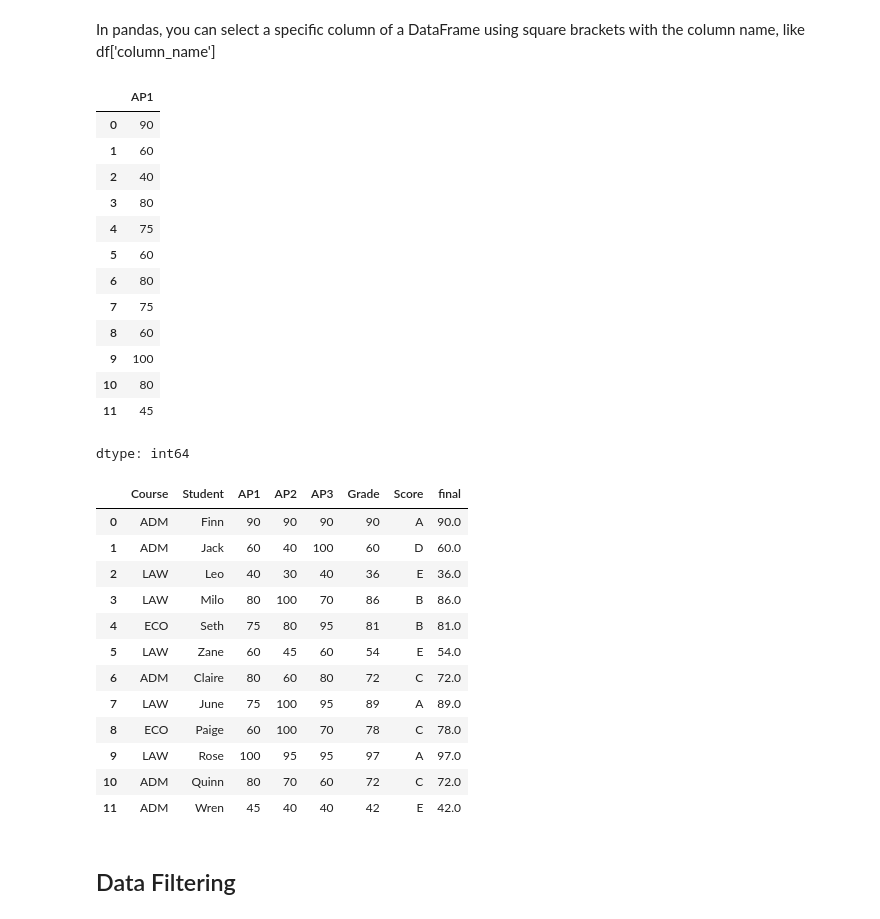
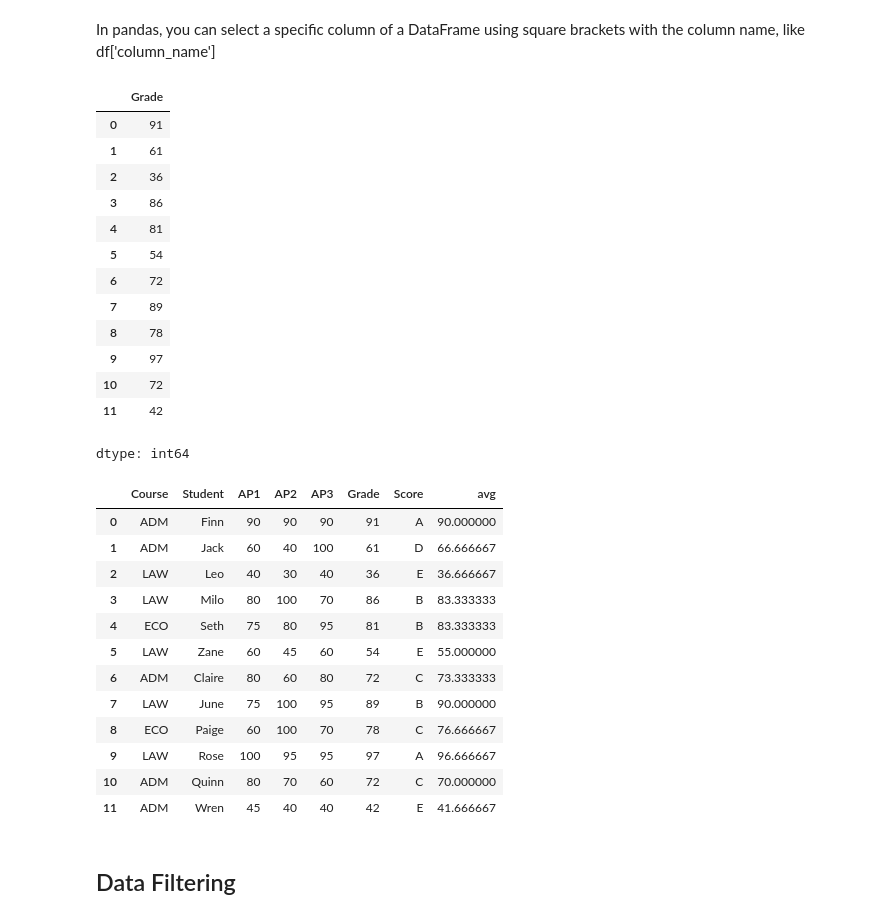
Before and after one commit to lcbjrrr/ML315, a Jupyter notebook: ML315_1_DataAna.ipynb, the cells around one changed output. Drawn from its saved outputs; the diff is of its cells as text; code cells hidden in the pictures.

```diff
--- a/ML315_1_DataAna.ipynb
+++ b/ML315_1_DataAna.ipynb
@@ -9,6 +9,6 @@ Data analysis with Python is a powerful way to extract insights from data. Libra
 # %%
 import pandas as pd
-grades = pd.read_csv('https://raw.githubusercontent.com/lcbjrrr/ML315/refs/heads/main/datasets/grades_ok.csv')
+grades = pd.read_csv('https://raw.githubusercontent.com/lcbjrrr/ML315/refs/heads/main/datasets/grades_final.csv')
 grades.head(3)
 # %% [output]
 |  | Course | Student | AP1 | AP2 | AP3 | Grade | Score |
@@ -26,39 +26,39 @@ grades.tail(2)
 # %% [markdown]
 In pandas, you can select a specific column of a DataFrame using square brackets with the column name, like df['column_name']
 # %%
-grades['AP1']
+grades['Grade']
 # %% [output]
-|  | AP1 |
-| 0 | 90 |
-| 1 | 60 |
-| 2 | 40 |
-| 3 | 80 |
-| 4 | 75 |
-| 5 | 60 |
-| 6 | 80 |
-| 7 | 75 |
-| 8 | 60 |
-| 9 | 100 |
-| 10 | 80 |
-| 11 | 45 |
+|  | Grade |
+| 0 | 91 |
+| 1 | 61 |
+| 2 | 36 |
+| 3 | 86 |
+| 4 | 81 |
+| 5 | 54 |
+| 6 | 72 |
+| 7 | 89 |
+| 8 | 78 |
+| 9 | 97 |
+| 10 | 72 |
+| 11 | 42 |
 dtype: int64
 # %%
-grades['final'] = grades['AP1'] * 0.4 + grades['AP2'] * 0.4 + grades['AP3'] * 0.2
+grades['avg'] = (grades['AP1'] + grades['AP2'] + grades['AP3'])/3
 grades
 # %% [output]
-|  | Course | Student | AP1 | AP2 | AP3 | Grade | Score | final |
-| 0 | ADM | Finn | 90 | 90 | 90 | 90 | A | 90.0 |
-| 1 | ADM | Jack | 60 | 40 | 100 | 60 | D | 60.0 |
-| 2 | LAW | Leo | 40 | 30 | 40 | 36 | E | 36.0 |
-| 3 | LAW | Milo | 80 | 100 | 70 | 86 | B | 86.0 |
-| 4 | ECO | Seth | 75 | 80 | 95 | 81 | B | 81.0 |
-| 5 | LAW | Zane | 60 | 45 | 60 | 54 | E | 54.0 |
-| 6 | ADM | Claire | 80 | 60 | 80 | 72 | C | 72.0 |
-| 7 | LAW | June | 75 | 100 | 95 | 89 | A | 89.0 |
-| 8 | ECO | Paige | 60 | 100 | 70 | 78 | C | 78.0 |
-| 9 | LAW | Rose | 100 | 95 | 95 | 97 | A | 97.0 |
-| 10 | ADM | Quinn | 80 | 70 | 60 | 72 | C | 72.0 |
-| 11 | ADM | Wren | 45 | 40 | 40 | 42 | E | 42.0 |
+|  | Course | Student | AP1 | AP2 | AP3 | Grade | Score | avg |
+| 0 | ADM | Finn | 90 | 90 | 90 | 91 | A | 90.000000 |
+| 1 | ADM | Jack | 60 | 40 | 100 | 61 | D | 66.666667 |
+| 2 | LAW | Leo | 40 | 30 | 40 | 36 | E | 36.666667 |
+| 3 | LAW | Milo | 80 | 100 | 70 | 86 | B | 83.333333 |
+| 4 | ECO | Seth | 75 | 80 | 95 | 81 | B | 83.333333 |
+| 5 | LAW | Zane | 60 | 45 | 60 | 54 | E | 55.000000 |
+| 6 | ADM | Claire | 80 | 60 | 80 | 72 | C | 73.333333 |
+| 7 | LAW | June | 75 | 100 | 95 | 89 | B | 90.000000 |
+| 8 | ECO | Paige | 60 | 100 | 70 | 78 | C | 76.666667 |
+| 9 | LAW | Rose | 100 | 95 | 95 | 97 | A | 96.666667 |
+| 10 | ADM | Quinn | 80 | 70 | 60 | 72 | C | 70.000000 |
+| 11 | ADM | Wren | 45 | 40 | 40 | 42 | E | 41.666667 |
 # %% [markdown]
 ## Data Filtering
 # %% [markdown]
```
Also changed, not shown: parts of 15 cells of this notebook.
